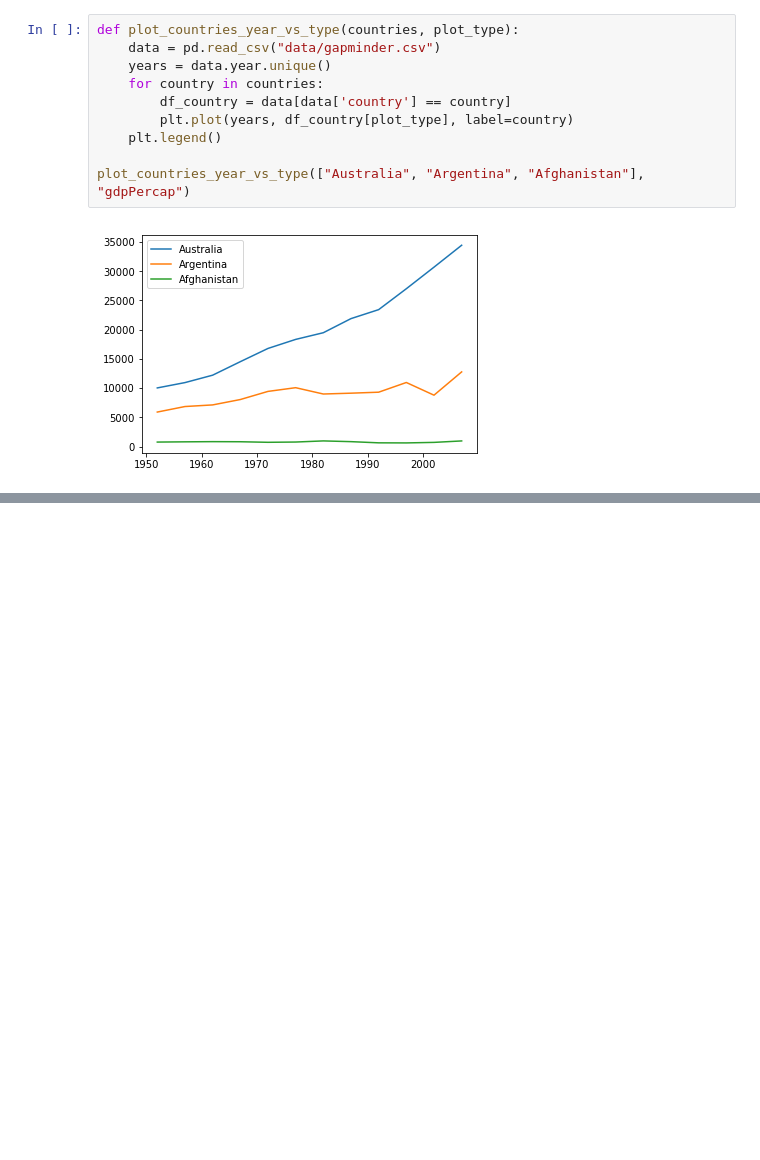
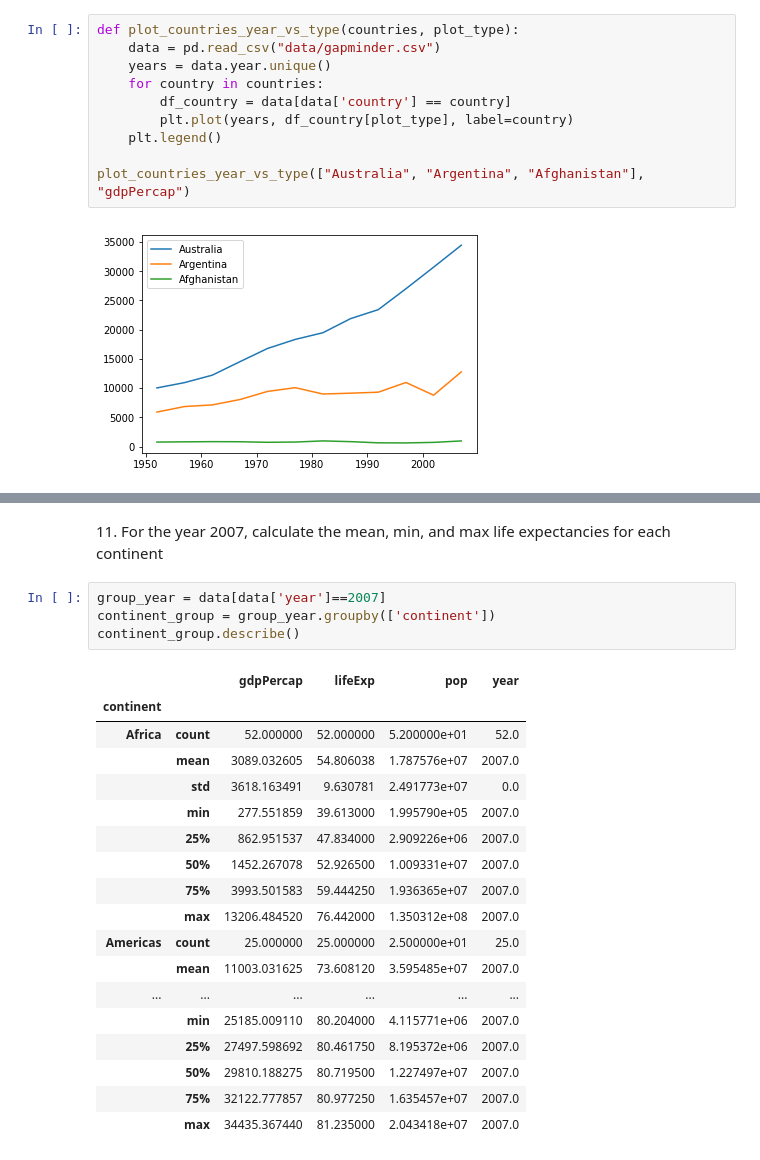
Before and after one commit to VenturaFranklin/20170225_Solutions, a Jupyter notebook: Capstone Solution.ipynb, the cells around one changed output, grey strips where cells are left out. Saved outputs shown, nothing was run; the diff lists cells and outputs as text; blank space fills up the shorter version.

```diff
--- a/Capstone Solution.ipynb
+++ b/Capstone Solution.ipynb
@@ -45,0 +126,25 @@ plot_countries_year_vs_type(["Australia", "Argentina", "Afghanistan"], "gdpPerca
+# %% [markdown]
+11\. For the year 2007, calculate the mean, min, and max life expectancies for each continent
+# %%
+group_year = data[data['year']==2007]
+continent_group = group_year.groupby(['continent'])
+continent_group.describe()
+# %% [output]
+|  |  | gdpPercap | lifeExp | pop | year |
+| continent |  |  |  |  |  |
+| Africa | count | 52.000000 | 52.000000 | 5.200000e+01 | 52.0 |
+|  | mean | 3089.032605 | 54.806038 | 1.787576e+07 | 2007.0 |
+|  | std | 3618.163491 | 9.630781 | 2.491773e+07 | 0.0 |
+|  | min | 277.551859 | 39.613000 | 1.995790e+05 | 2007.0 |
+|  | 25% | 862.951537 | 47.834000 | 2.909226e+06 | 2007.0 |
+|  | 50% | 1452.267078 | 52.926500 | 1.009331e+07 | 2007.0 |
+|  | 75% | 3993.501583 | 59.444250 | 1.936365e+07 | 2007.0 |
+|  | max | 13206.484520 | 76.442000 | 1.350312e+08 | 2007.0 |
+| Americas | count | 25.000000 | 25.000000 | 2.500000e+01 | 25.0 |
+|  | mean | 11003.031625 | 73.608120 | 3.595485e+07 | 2007.0 |
+| ... | ... | ... | ... | ... | ... |
+|  | min | 25185.009110 | 80.204000 | 4.115771e+06 | 2007.0 |
+|  | 25% | 27497.598692 | 80.461750 | 8.195372e+06 | 2007.0 |
+|  | 50% | 29810.188275 | 80.719500 | 1.227497e+07 | 2007.0 |
+|  | 75% | 32122.777857 | 80.977250 | 1.635457e+07 | 2007.0 |
+|  | max | 34435.367440 | 81.235000 | 2.043418e+07 | 2007.0 |
```
Also changed, not shown: parts of 18 cells of this notebook.
